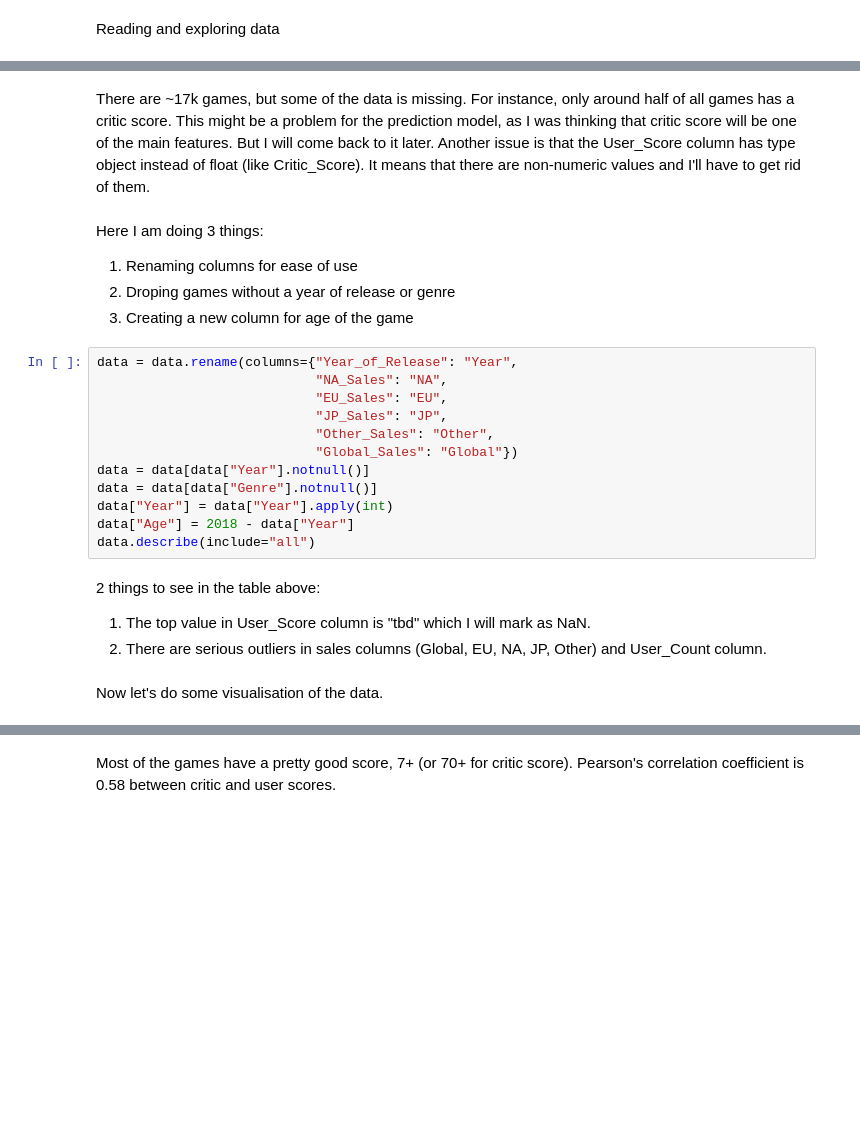
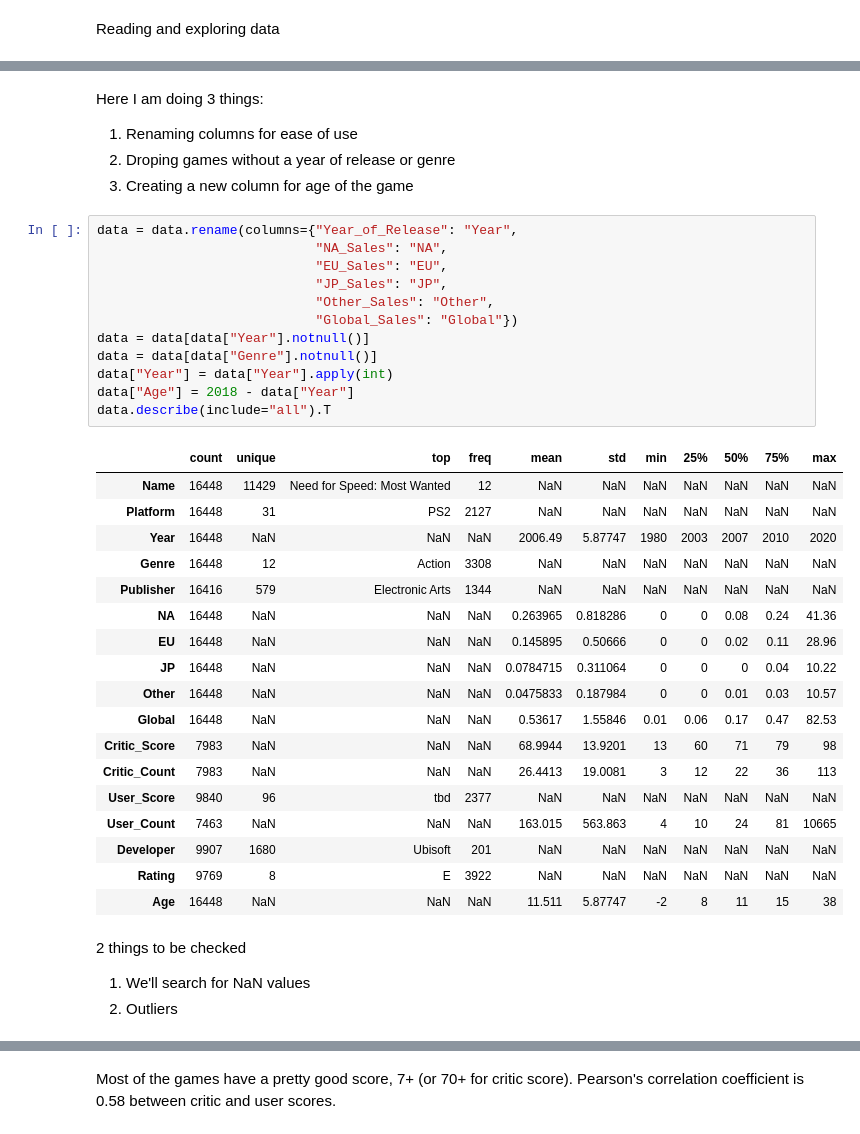
Before and after one commit to prayas2409/Machine_learning_website, a Jupyter notebook: Video_game_sales/video-games-predicting-global-sales.ipynb, the cells around one changed output, grey strips where cells are left out. Drawn from its saved outputs; the diff is of its cells as text; blank space fills up the shorter version.

```diff
--- a/Video_game_sales/video-games-predicting-global-sales.ipynb
+++ b/Video_game_sales/video-games-predicting-global-sales.ipynb
@@ -56,5 +52,3 @@ data.info()
-# %% [markdown]
-There are ~17k games, but some of the data is missing. For instance,  only around half of all games has a critic score. This might be a problem for the prediction model, as I was thinking that critic score will be one of the main features. But I will come back to it later. Another issue is that the User_Score column has type object instead of float (like Critic_Score). It means that there are non-numeric values and I'll have to get rid of them.
 # %% [markdown]
 Here I am doing 3 things:
 1. Renaming columns for ease of use
@@ -63,21 +57,38 @@ Here I am doing 3 things:
 # %%
 data = data.rename(columns={"Year_of_Release": "Year",
                             "NA_Sales": "NA",
                             "EU_Sales": "EU",
                             "JP_Sales": "JP",
                             "Other_Sales": "Other",
                             "Global_Sales": "Global"})
 data = data[data["Year"].notnull()]
 data = data[data["Genre"].notnull()]
 data["Year"] = data["Year"].apply(int)
 data["Age"] = 2018 - data["Year"]
-data.describe(include="all")
+data.describe(include="all").T
+# %% [output]
+|  | count | unique | top | freq | mean | std | min | 25% | 50% | 75% | max |
+| Name | 16448 | 11429 | Need for Speed: Most Wanted | 12 | NaN | NaN | NaN | NaN | NaN | NaN | NaN |
+| Platform | 16448 | 31 | PS2 | 2127 | NaN | NaN | NaN | NaN | NaN | NaN | NaN |
+| Year | 16448 | NaN | NaN | NaN | 2006.49 | 5.87747 | 1980 | 2003 | 2007 | 2010 | 2020 |
+| Genre | 16448 | 12 | Action | 3308 | NaN | NaN | NaN | NaN | NaN | NaN | NaN |
+| Publisher | 16416 | 579 | Electronic Arts | 1344 | NaN | NaN | NaN | NaN | NaN | NaN | NaN |
+| NA | 16448 | NaN | NaN | NaN | 0.263965 | 0.818286 | 0 | 0 | 0.08 | 0.24 | 41.36 |
+| EU | 16448 | NaN | NaN | NaN | 0.145895 | 0.50666 | 0 | 0 | 0.02 | 0.11 | 28.96 |
+| JP | 16448 | NaN | NaN | NaN | 0.0784715 | 0.311064 | 0 | 0 | 0 | 0.04 | 10.22 |
+| Other | 16448 | NaN | NaN | NaN | 0.0475833 | 0.187984 | 0 | 0 | 0.01 | 0.03 | 10.57 |
+| Global | 16448 | NaN | NaN | NaN | 0.53617 | 1.55846 | 0.01 | 0.06 | 0.17 | 0.47 | 82.53 |
+| Critic_Score | 7983 | NaN | NaN | NaN | 68.9944 | 13.9201 | 13 | 60 | 71 | 79 | 98 |
+| Critic_Count | 7983 | NaN | NaN | NaN | 26.4413 | 19.0081 | 3 | 12 | 22 | 36 | 113 |
+| User_Score | 9840 | 96 | tbd | 2377 | NaN | NaN | NaN | NaN | NaN | NaN | NaN |
+| User_Count | 7463 | NaN | NaN | NaN | 163.015 | 563.863 | 4 | 10 | 24 | 81 | 10665 |
+| Developer | 9907 | 1680 | Ubisoft | 201 | NaN | NaN | NaN | NaN | NaN | NaN | NaN |
+| Rating | 9769 | 8 | E | 3922 | NaN | NaN | NaN | NaN | NaN | NaN | NaN |
+| Age | 16448 | NaN | NaN | NaN | 11.511 | 5.87747 | -2 | 8 | 11 | 15 | 38 |
-# %% [markdown]
-2 things to see in the table above:
-1. The top value in User_Score column is "tbd" which I will mark as NaN.
-2. There are serious outliers in sales columns (Global, EU, NA, JP, Other) and User_Count column.
-# %% [markdown]
-Now let's do some visualisation of the data.
+# %% [markdown]
+2 things to be checked
+1. We'll search for NaN values
+2. Outliers
 # %%
 # Histogram plot of Year of release
 num_years = data["Year"].max() - data["Year"].min() + 1
```
Also changed, not shown: parts of 65 cells of this notebook, 2 other files.
